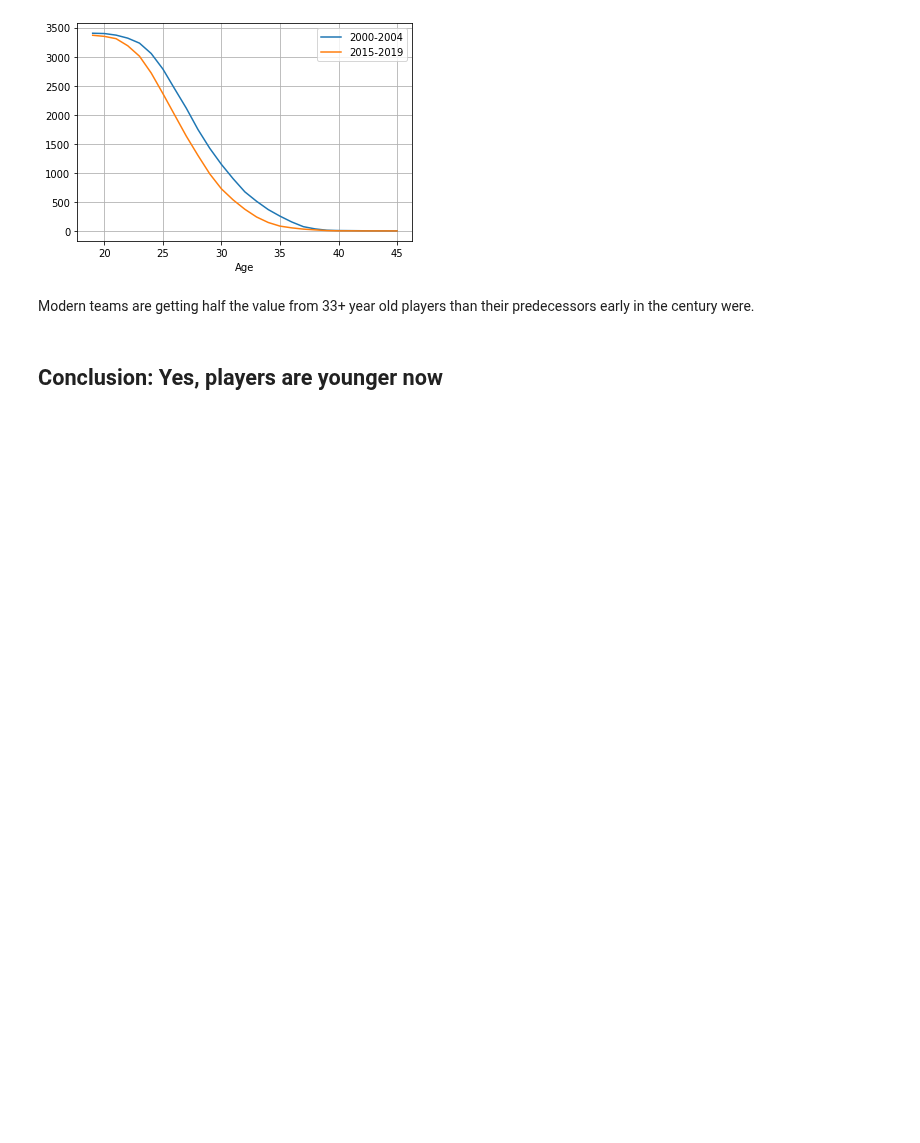
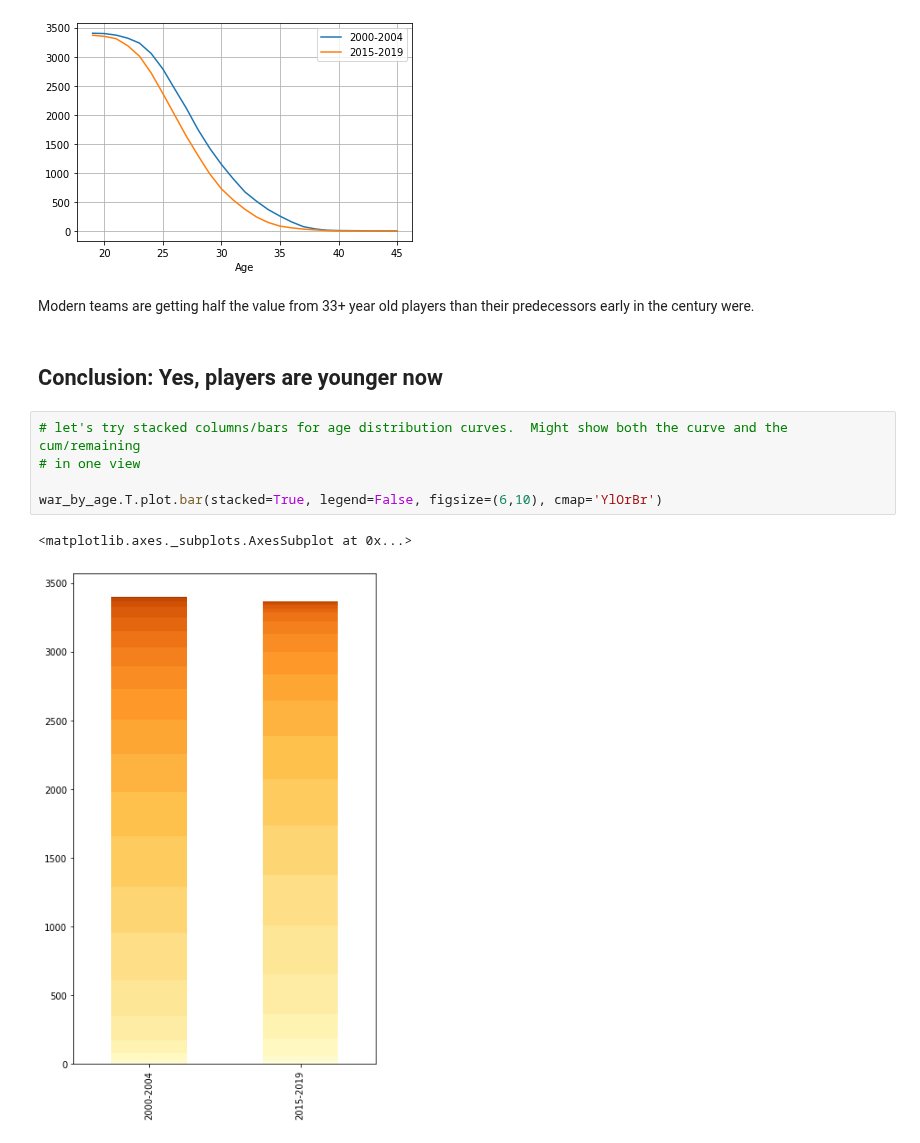
Before and after one commit to sdvinay/baseball_sql, a Jupyter notebook: pandas/Age_Distributions_of_WAR_and_PA.ipynb, the cells around one changed output. Saved outputs shown, nothing was run; the diff lists cells and outputs as text; blank space fills up the shorter version.

```diff
--- a/pandas/Age_Distributions_of_WAR_and_PA.ipynb
+++ b/pandas/Age_Distributions_of_WAR_and_PA.ipynb
@@ -170,3 +170,11 @@ remaining_war_by_age
 Modern teams are getting half the value from 33+ year old players than their predecessors early in the century were.
 # %% [markdown]
 ## Conclusion: Yes, players are younger now
+# %%
+# let's try stacked columns/bars for age distribution curves.  Might show both the curve and the cum/remaining
+# in one view
+
+war_by_age.T.plot.bar(stacked=True, legend=False, figsize=(6,10), cmap='YlOrBr')
+# %% [output]
+<matplotlib.axes._subplots.AxesSubplot at 0x...>
+[figure, added]
```
Also changed, not shown: 11 other files.
